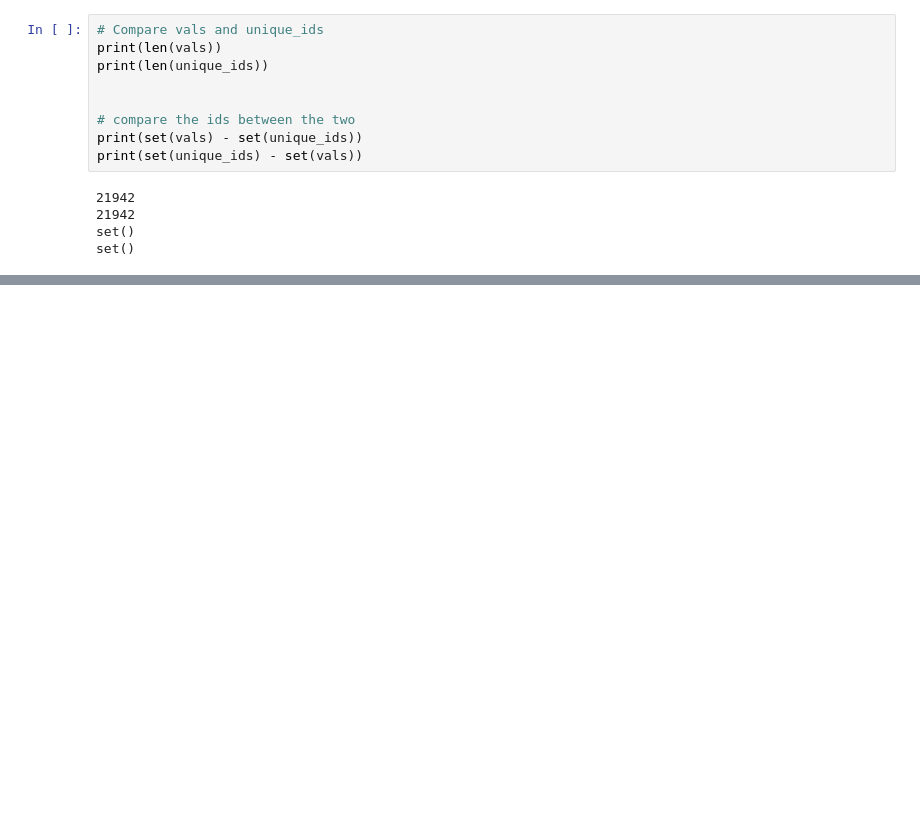
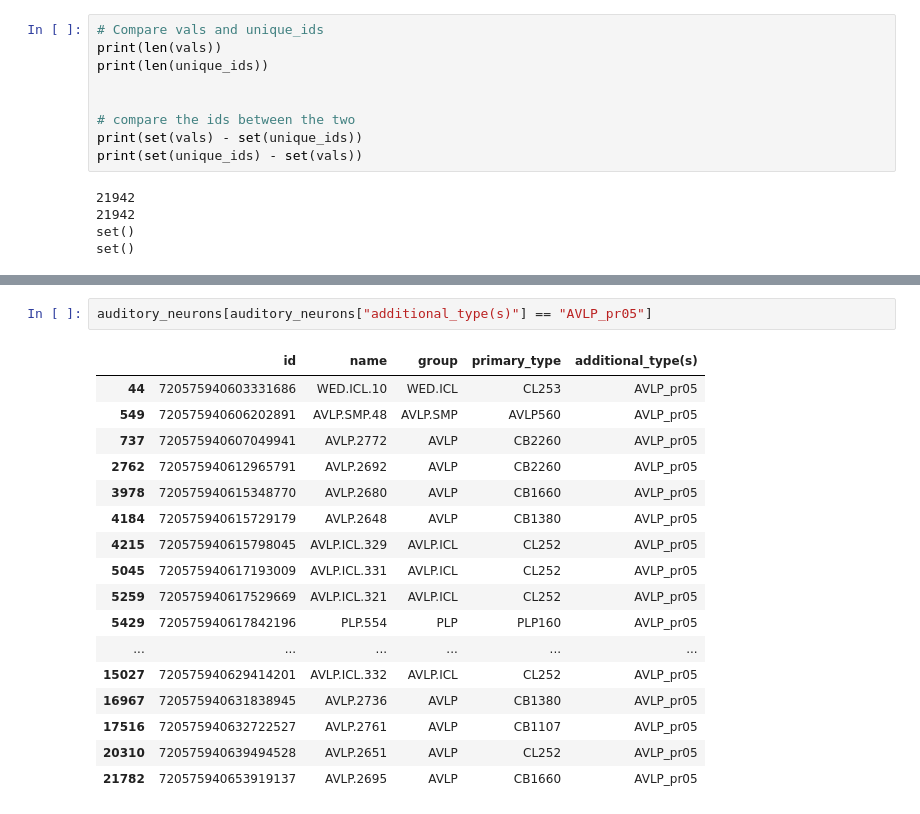
Before and after one commit to Gutierrez-lab/auditory-analysis, a Jupyter notebook: auditory_connectivity_table.ipynb, the cells around one changed output, grey strips where cells are left out. Drawn from its saved outputs; the diff is of its cells as text; blank space fills up the shorter version.

```diff
--- a/auditory_connectivity_table.ipynb
+++ b/auditory_connectivity_table.ipynb
@@ -88,0 +197,20 @@ plt.show()
+# %%
+auditory_neurons[auditory_neurons["additional_type(s)"] == "AVLP_pr05"]
+# %% [output]
+|  | id | name | group | primary_type | additional_type(s) |
+| 44 | 720575940603331686 | WED.ICL.10 | WED.ICL | CL253 | AVLP_pr05 |
+| 549 | 720575940606202891 | AVLP.SMP.48 | AVLP.SMP | AVLP560 | AVLP_pr05 |
+| 737 | 720575940607049941 | AVLP.2772 | AVLP | CB2260 | AVLP_pr05 |
+| 2762 | 720575940612965791 | AVLP.2692 | AVLP | CB2260 | AVLP_pr05 |
+| 3978 | 720575940615348770 | AVLP.2680 | AVLP | CB1660 | AVLP_pr05 |
+| 4184 | 720575940615729179 | AVLP.2648 | AVLP | CB1380 | AVLP_pr05 |
+| 4215 | 720575940615798045 | AVLP.ICL.329 | AVLP.ICL | CL252 | AVLP_pr05 |
+| 5045 | 720575940617193009 | AVLP.ICL.331 | AVLP.ICL | CL252 | AVLP_pr05 |
+| 5259 | 720575940617529669 | AVLP.ICL.321 | AVLP.ICL | CL252 | AVLP_pr05 |
+| 5429 | 720575940617842196 | PLP.554 | PLP | PLP160 | AVLP_pr05 |
+| ... | ... | ... | ... | ... | ... |
+| 15027 | 720575940629414201 | AVLP.ICL.332 | AVLP.ICL | CL252 | AVLP_pr05 |
+| 16967 | 720575940631838945 | AVLP.2736 | AVLP | CB1380 | AVLP_pr05 |
+| 17516 | 720575940632722527 | AVLP.2761 | AVLP | CB1107 | AVLP_pr05 |
+| 20310 | 720575940639494528 | AVLP.2651 | AVLP | CL252 | AVLP_pr05 |
+| 21782 | 720575940653919137 | AVLP.2695 | AVLP | CB1660 | AVLP_pr05 |
```
Also changed, not shown: parts of 20 cells of this notebook, 4 other files.
